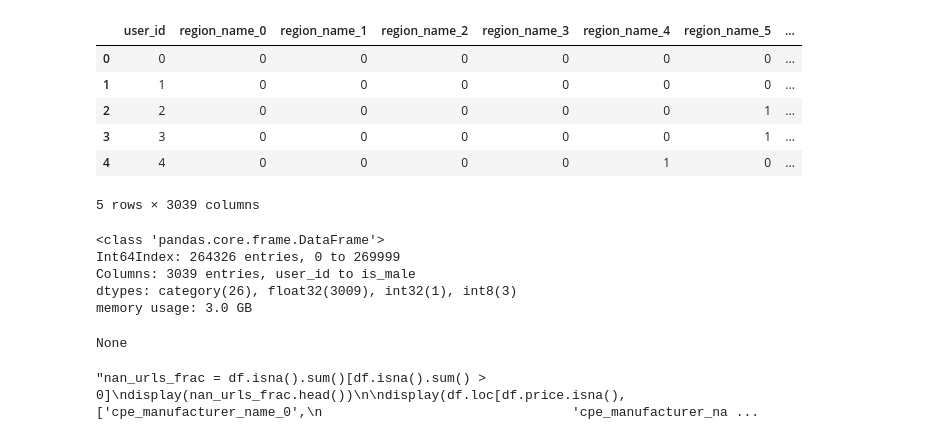
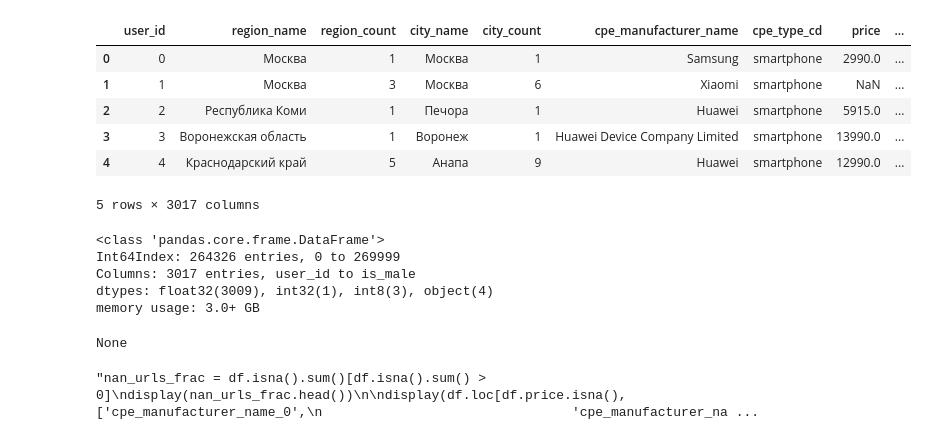
Before and after one commit to koshkidadanet/MTS-ML-CUP, a Jupyter notebook: preprocess_model.ipynb, the cells around one changed output. Cells and saved outputs as stored; diff of their text form; code cells hidden in the pictures.

```diff
--- a/preprocess_model.ipynb
+++ b/preprocess_model.ipynb
@@ -11,28 +11,28 @@ from sklearn.metrics import roc_auc_score
 from sklearn.metrics import classification_report
 from sklearn.model_selection import train_test_split
 # %%
-df = dd.read_parquet('..\\full_data\\figma_plan\\full_gender_data.parquet').compute()
+df = dd.read_parquet('..\\full_data\\figma_plan\\full_gender_data_txt.parquet').compute()
 
 # добавляем target, удаляем nan
 df = df.merge(pd.read_parquet('..\\full_data\\public_train.pqt',columns=['user_id','is_male'])[['is_male','user_id']], on = 'user_id', how = 'inner')
 df = df.loc[~(df['is_male'].isna()) & (df['is_male'] != 'NA')]
 df['is_male'] = df['is_male'].astype('int8')
 
 display(df.head())
 display(df.info())
 # %% [output]
-|  | user_id | region_name_0 | region_name_1 | region_name_2 | region_name_3 | region_name_4 | region_name_5 | ... |
-| 0 | 0 | 0 | 0 | 0 | 0 | 0 | 0 | ... |
-| 1 | 1 | 0 | 0 | 0 | 0 | 0 | 0 | ... |
-| 2 | 2 | 0 | 0 | 0 | 0 | 0 | 1 | ... |
-| 3 | 3 | 0 | 0 | 0 | 0 | 0 | 1 | ... |
-| 4 | 4 | 0 | 0 | 0 | 0 | 1 | 0 | ... |
+|  | user_id | region_name | region_count | city_name | city_count | cpe_manufacturer_name | cpe_type_cd | price | ... |
+| 0 | 0 | Москва | 1 | Москва | 1 | Samsung | smartphone | 2990.0 | ... |
+| 1 | 1 | Москва | 3 | Москва | 6 | Xiaomi | smartphone | NaN | ... |
+| 2 | 2 | Республика Коми | 1 | Печора | 1 | Huawei | smartphone | 5915.0 | ... |
+| 3 | 3 | Воронежская область | 1 | Воронеж | 1 | Huawei Device Company Limited | smartphone | 13990.0 | ... |
+| 4 | 4 | Краснодарский край | 5 | Анапа | 9 | Huawei | smartphone | 12990.0 | ... |
-5 rows × 3039 columns
+5 rows × 3017 columns
 <class 'pandas.core.frame.DataFrame'>
 Int64Index: 264326 entries, 0 to 269999
-Columns: 3039 entries, user_id to is_male
-dtypes: category(26), float32(3009), int32(1), int8(3)
-memory usage: 3.0 GB
+Columns: 3017 entries, user_id to is_male
+dtypes: float32(3009), int32(1), int8(3), object(4)
+memory usage: 3.0+ GB
 None
 # %%
 df = df.drop('price',axis=1)
```
Also changed, not shown: parts of 6 cells of this notebook.
